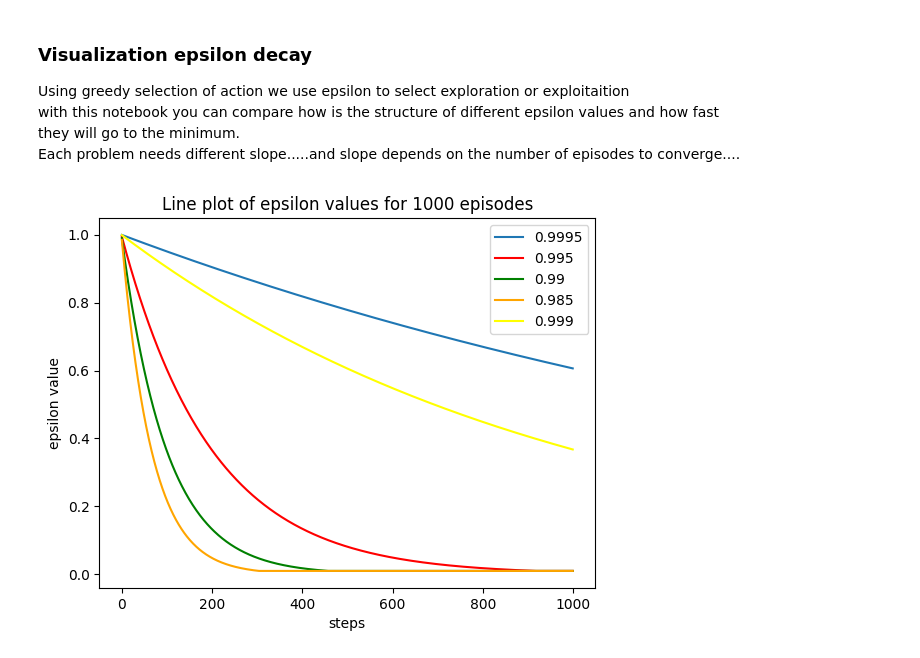
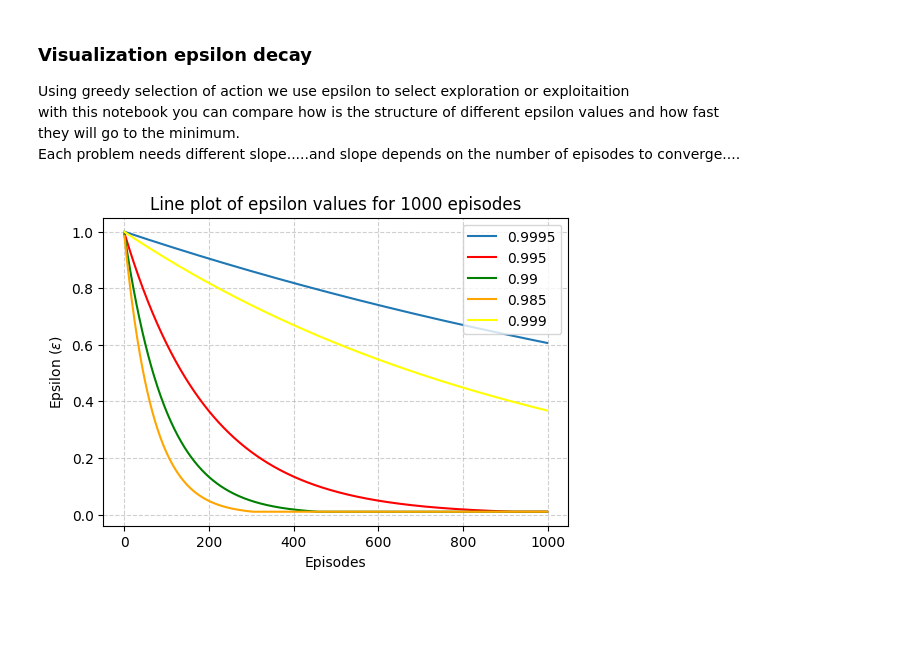
Before and after one commit to castorgit/RL_course, a Jupyter notebook: 00_Epsilon_decay_visualization.ipynb, the cells around one changed output. Cells and saved outputs as stored; diff of their text form; code cells hidden in the pictures; blank space fills up the shorter version.

```diff
--- a/00_Epsilon_decay_visualization.ipynb
+++ b/00_Epsilon_decay_visualization.ipynb
@@ -12,33 +12,35 @@ epsilon = 1
 NUMBER_EP = 1000
 epsilon_decay1 = 0.9995
 epsilon_decay5 = 0.999
 epsilon_decay2 = 0.995
 epsilon_decay3 = 0.99
 epsilon_decay4 = 0.985
 
 epsilon_min = 0.01
 
 e1 = [max(epsilon_min, epsilon := epsilon * epsilon_decay1) for _ in range (NUMBER_EP)]
 epsilon = 1
 e2 = [max(epsilon_min, epsilon := epsilon * epsilon_decay2) for _ in range (NUMBER_EP)]
 epsilon = 1
 e3 = [max(epsilon_min, epsilon := epsilon * epsilon_decay3) for _ in range (NUMBER_EP)]
 epsilon = 1
 e4 = [max(epsilon_min, epsilon := epsilon * epsilon_decay4) for _ in range (NUMBER_EP)]
 epsilon = 1
 e5 = [max(epsilon_min, epsilon := epsilon * epsilon_decay5) for _ in range (NUMBER_EP)]
 
+plt.figure(figsize=(6, 4))
 plt.plot(e1, label = str(epsilon_decay1))
 plt.plot(e2, color='red',   label = str(epsilon_decay2))
 plt.plot(e3, color='green', label = str(epsilon_decay3))
 plt.plot(e4, color='orange', label = str(epsilon_decay4))
 plt.plot(e5, color='yellow', label = str(epsilon_decay5))
 
 # Add labels and title
-plt.xlabel('steps')
-plt.ylabel('epsilon value')
+plt.xlabel('Episodes')
+plt.grid(True, linestyle='--', alpha=0.6)
+plt.ylabel('Epsilon ($\epsilon$)')
 plt.legend()
 plt.title('Line plot of epsilon values for '+str(NUMBER_EP)+' episodes')
 plt.show()
 # %% [output]
-[figure, old version]
+[figure, new version]
```
Also changed, not shown: parts of 1 cell of this notebook.
